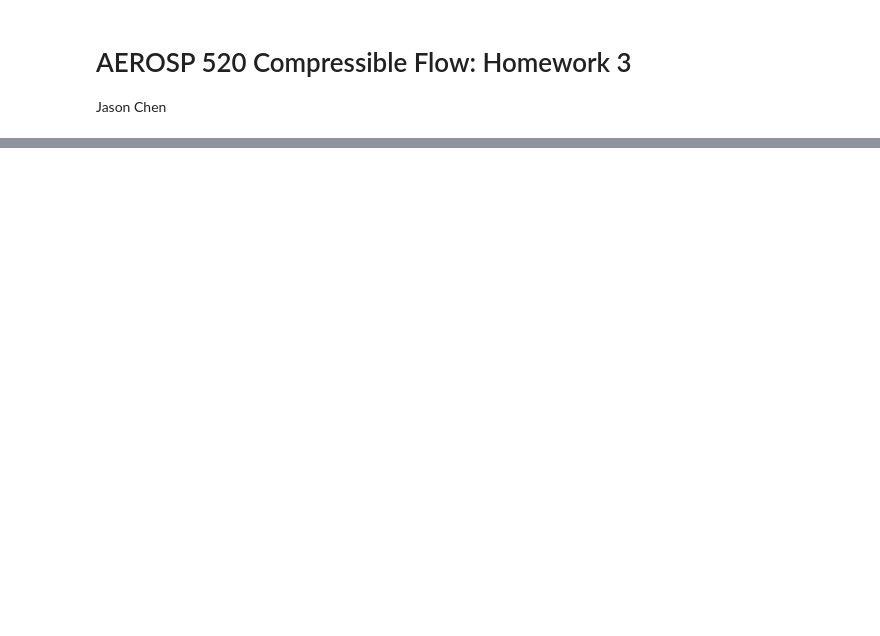
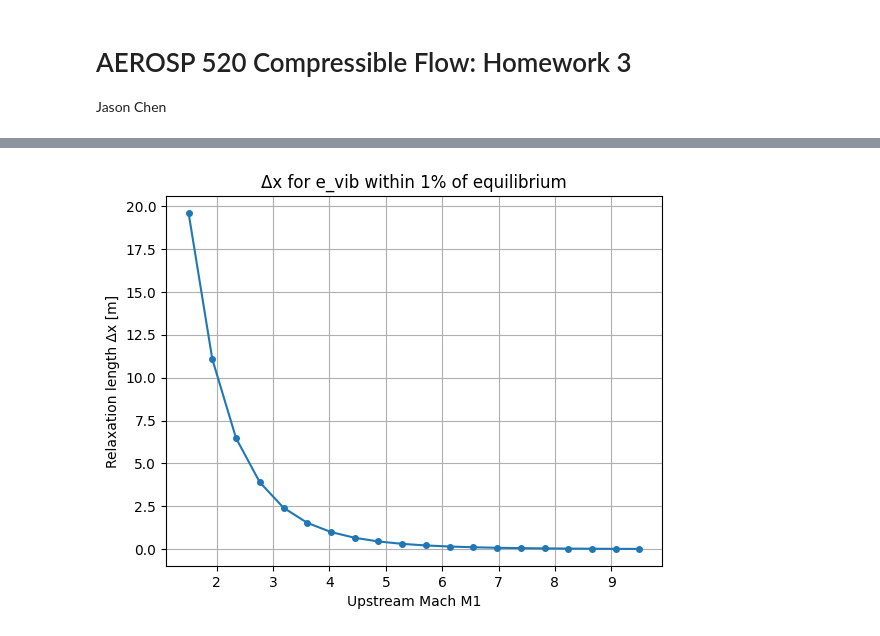
Before and after one commit to JayChen35/sugs, a Jupyter notebook: 520_comp_flow/hw_4.ipynb, the cells around one changed output, grey strips where cells are left out. Drawn from its saved outputs; the diff is of its cells as text; code cells hidden in the pictures; blank space fills up the shorter version.

```diff
--- a/520_comp_flow/hw_4.ipynb
+++ b/520_comp_flow/hw_4.ipynb
@@ -130,0 +183,25 @@ for i in range(1, len(x_range)):
+# %%
+n = 20
+end_x = 50
+dx = 1e-4
+delta_x_list = np.zeros(n)
+
+for k, M in enumerate(np.linspace(4.5, 9.5, n)):
+    x_range, e_vib_o2, e_vib_n2, e_vib_mix, u, rho, p, T, T2, p2, u2 = solve_relaxation(M, end_x, dx=dx)
+    # Threshold: within 1% of equilibrium
+    tol = 0.01 * np.abs(e_vib_mix[-1])
+    # Find first index where mixture vibrational energy is within tolerance
+    idx = np.where(np.abs(e_vib_mix - e_vib_mix[-1]) <= tol)[0]
+    delta_x = x_range[idx[0]]
+    # print(f'Mach {M:.2f} | Relaxation length Δx = {delta_x*1e3:.1f} mm')
+    delta_x_list[k] = delta_x
+
+plt.figure()
+plt.plot(np.linspace(1.5, 9.5, n), delta_x_list, '-o', markersize=4)
+plt.xlabel('Upstream Mach M1')
+plt.ylabel('Relaxation length Δx [m]')
+plt.title('Δx for e_vib within 1% of equilibrium')
+plt.grid(True)
+plt.show()
+# %% [output]
+[figure, added]
```
Also changed, not shown: parts of 8 cells of this notebook.
